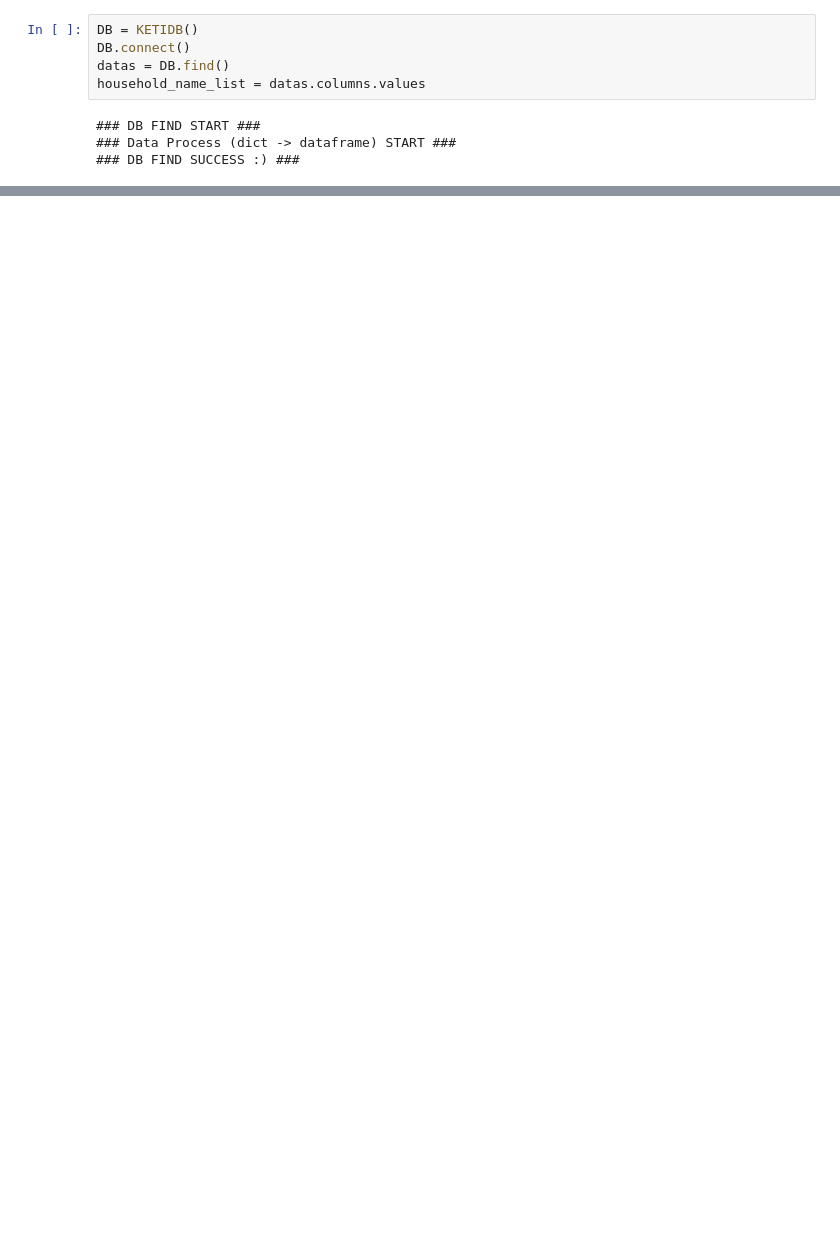
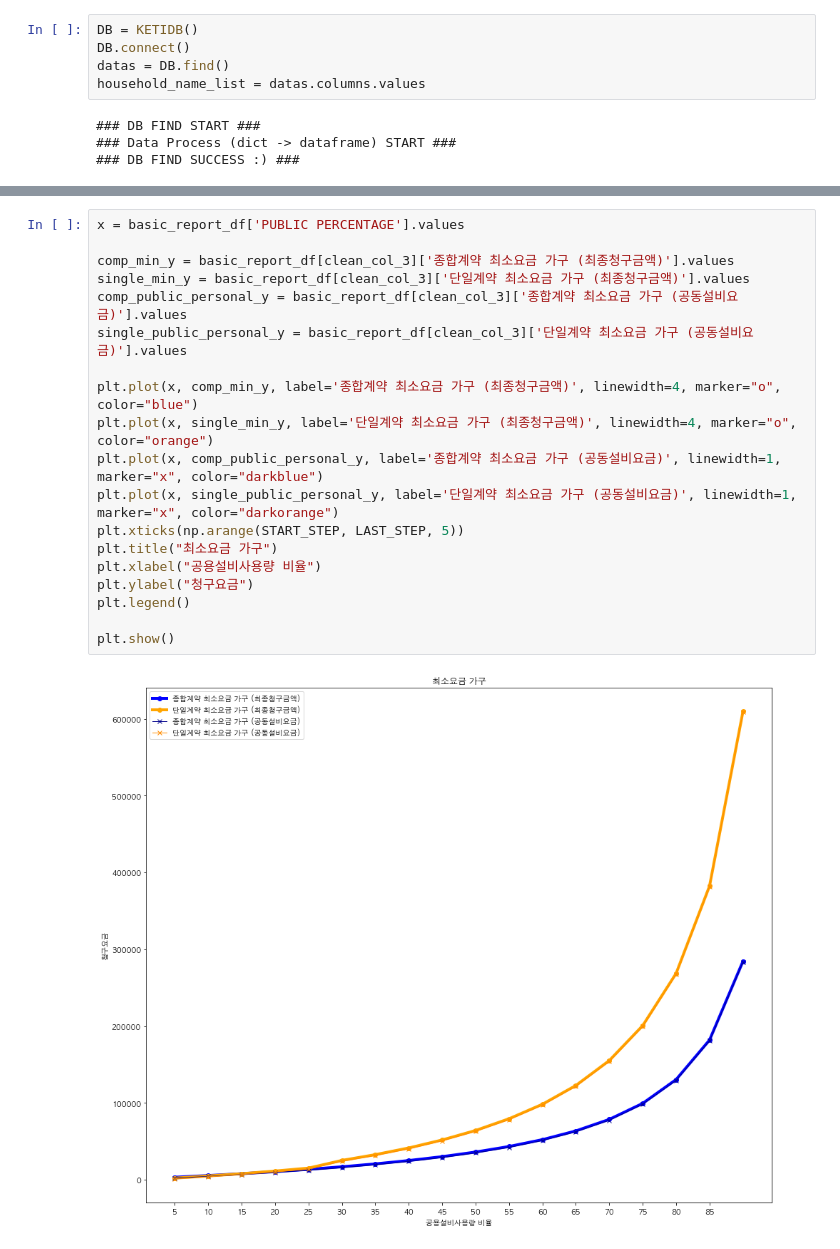
Before and after one commit to formegusto/rate-contract-proto, a Jupyter notebook: Percentage Report.ipynb, the cells around one changed output, grey strips where cells are left out. Saved outputs shown, nothing was run; the diff lists cells and outputs as text; blank space fills up the shorter version.

```diff
--- a/Percentage Report.ipynb
+++ b/Percentage Report.ipynb
@@ -721,0 +826,21 @@ basic_report_df[clean_col_2]
+# %%
+x = basic_report_df['PUBLIC PERCENTAGE'].values
+
+comp_min_y = basic_report_df[clean_col_3]['종합계약 최소요금 가구 (최종청구금액)'].values
+single_min_y = basic_report_df[clean_col_3]['단일계약 최소요금 가구 (최종청구금액)'].values
+comp_public_personal_y = basic_report_df[clean_col_3]['종합계약 최소요금 가구 (공동설비요금)'].values
+single_public_personal_y = basic_report_df[clean_col_3]['단일계약 최소요금 가구 (공동설비요금)'].values
+
+plt.plot(x, comp_min_y, label='종합계약 최소요금 가구 (최종청구금액)', linewidth=4, marker="o", color="blue")
+plt.plot(x, single_min_y, label='단일계약 최소요금 가구 (최종청구금액)', linewidth=4, marker="o", color="orange")
+plt.plot(x, comp_public_personal_y, label='종합계약 최소요금 가구 (공동설비요금)', linewidth=1, marker="x", color="darkblue")
+plt.plot(x, single_public_personal_y, label='단일계약 최소요금 가구 (공동설비요금)', linewidth=1, marker="x", color="darkorange")
+plt.xticks(np.arange(START_STEP, LAST_STEP, 5))
+plt.title("최소요금 가구")
+plt.xlabel("공용설비사용량 비율")
+plt.ylabel("청구요금")
+plt.legend()
+
+plt.show()
+# %% [output]
+[figure, added]
```
Also changed, not shown: parts of 31 cells of this notebook.
